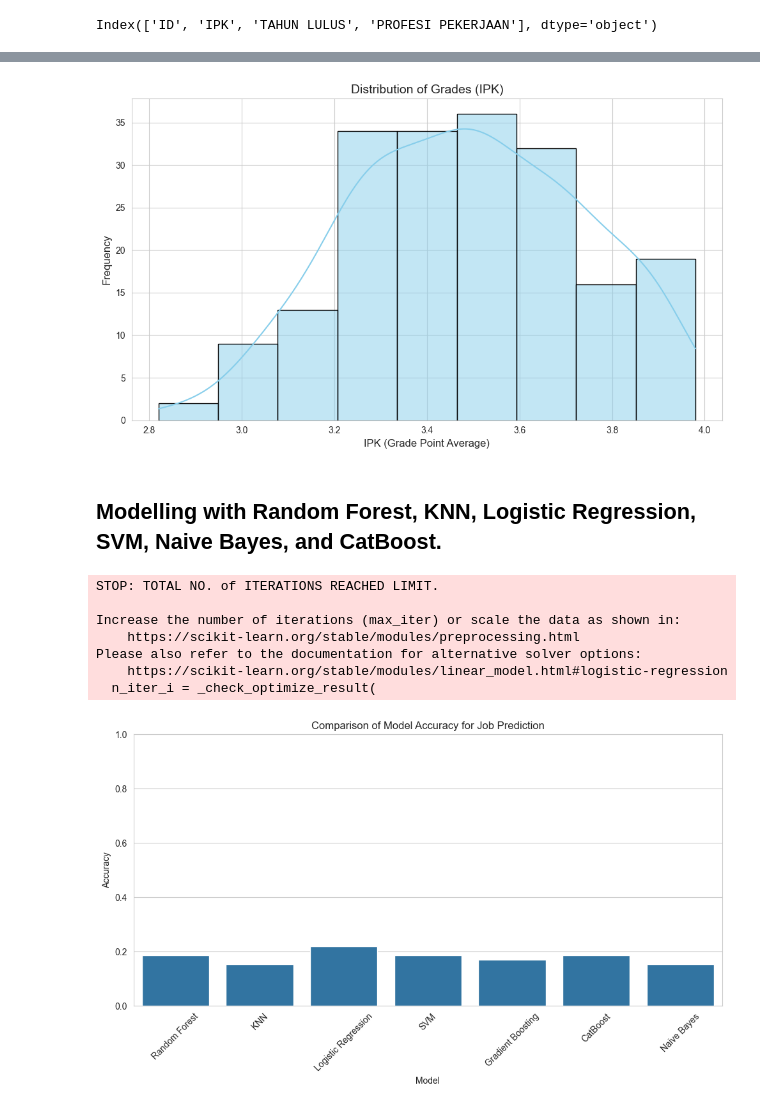
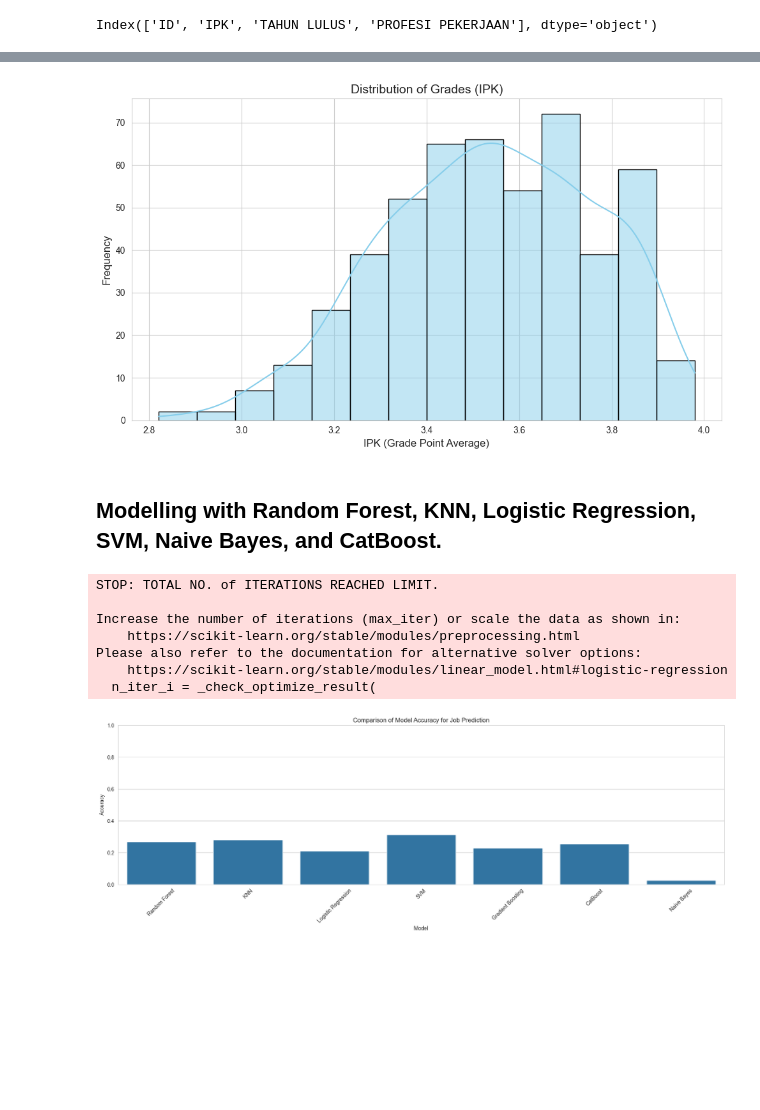
Before and after one commit to riqalter/PrediksiProfesi, a Jupyter notebook: Notebook-nonDL-newdataset.ipynb, the cells around one changed output, grey strips where cells are left out. Saved outputs shown, nothing was run; the diff lists cells and outputs as text; code cells hidden in the pictures; blank space fills up the shorter version.

Commit message:
update new model with new updated dataset

```diff
--- a/Notebook-nonDL-newdataset.ipynb
+++ b/Notebook-nonDL-newdataset.ipynb
@@ -5,8 +5,8 @@ import seaborn as sns
 import matplotlib.pyplot as plt
 # %%
 # Membaca dataset
-data_nilai = pd.read_csv('dataset/Data Nilai Mata Kuliah Alumni Prodi Informatika Universitas Gunadarma_Ver2 - NilaiVer2.csv')
-data_profesi = pd.read_csv('dataset/Data Profil Alumni Prodi Informatika Universitas Gunadarma_Ver2 - ProfesiVer2.csv')
+data_nilai = pd.read_csv('dataset/Data Nilai Mata Kuliah Alumni Prodi Informatika Universitas Gunadarma_Ver2_Update - NilaiVer2_Update.csv')
+data_profesi = pd.read_csv('dataset/Data Profil Alumni Prodi Informatika Universitas Gunadarma_Ver2.xlsx - ProfesiVer2_29092024.csv')
 # %%
 data_nilai.head(10)
 # %% [output]
@@ -236,7 +252,7 @@ plt.ylabel('Frequency', fontsize=12)
 plt.tight_layout()
 plt.show()
 # %% [output]
-[figure, old version]
+[figure, new version]
 # %% [markdown]
 ## Modelling with Random Forest, KNN, Logistic Regression, SVM, Naive Bayes, and CatBoost.
 # %%
@@ -279,35 +295,35 @@ models = {
 }
 
 # Train models and collect results
 accuracy_results = {}
 for model_name, model in models.items():
     model.fit(X_train, y_train)
     y_pred = model.predict(X_test)
     accuracy = accuracy_score(y_test, y_pred)
     accuracy_results[model_name] = accuracy
 
 # Convert results to DataFrame for plotting
 accuracy_df = pd.DataFrame(list(accuracy_results.items()), columns=['Model', 'Accuracy'])
 
 # Plot the results
-plt.figure(figsize=(10, 6))
+plt.figure(figsize=(17, 6))
 sns.barplot(x='Model', y='Accuracy', data=accuracy_df)
 plt.title('Comparison of Model Accuracy for Job Prediction')
 plt.ylabel('Accuracy')
 plt.xlabel('Model')
 plt.ylim(0, 1)
 plt.xticks(rotation=45)
 plt.tight_layout()
 plt.show()
 # %% [output]
 STOP: TOTAL NO. of ITERATIONS REACHED LIMIT.
 
 Increase the number of iterations (max_iter) or scale the data as shown in:
     https://scikit-learn.org/stable/modules/preprocessing.html
 Please also refer to the documentation for alternative solver options:
     https://scikit-learn.org/stable/modules/linear_model.html#logistic-regression
   n_iter_i = _check_optimize_result(
-[figure, old version]
+[figure, new version]
 # %%
 # Required imports
 from sklearn.metrics import classification_report, confusion_matrix, roc_auc_score
```
Also changed, not shown: parts of 12 cells of this notebook, 6 other files.
